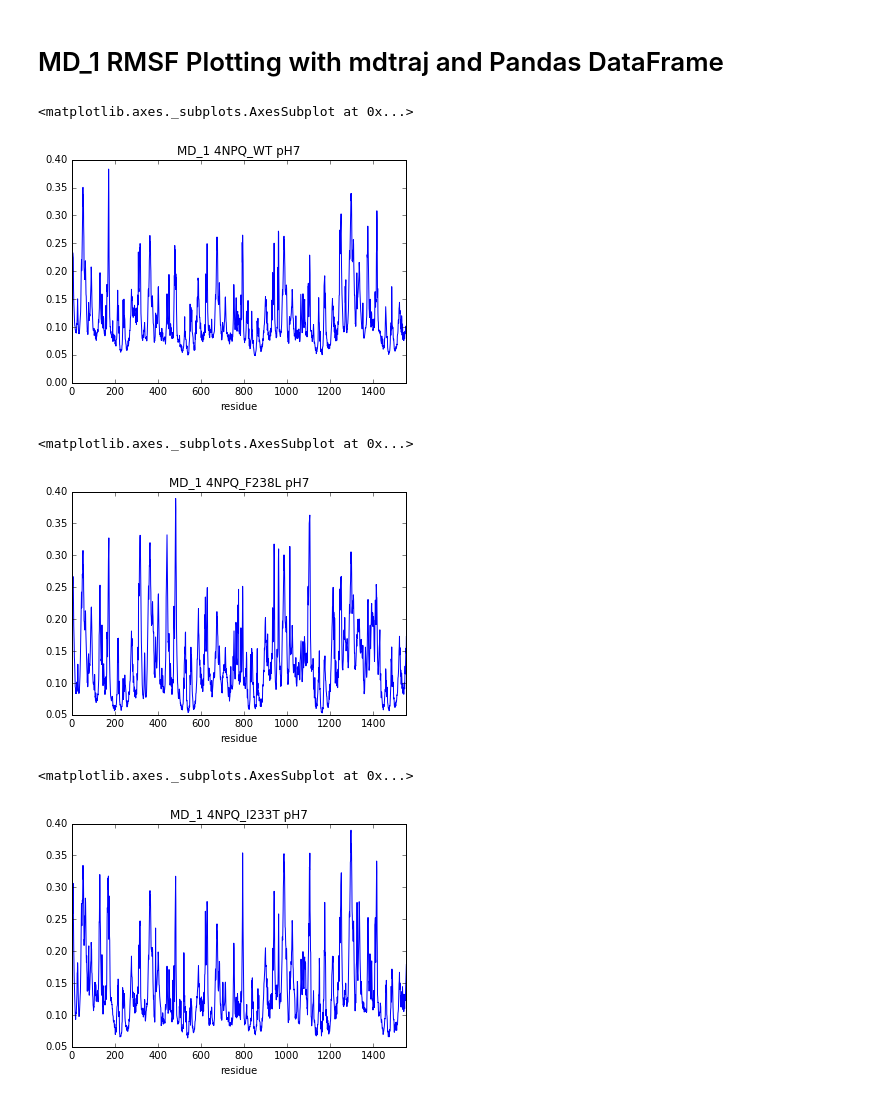
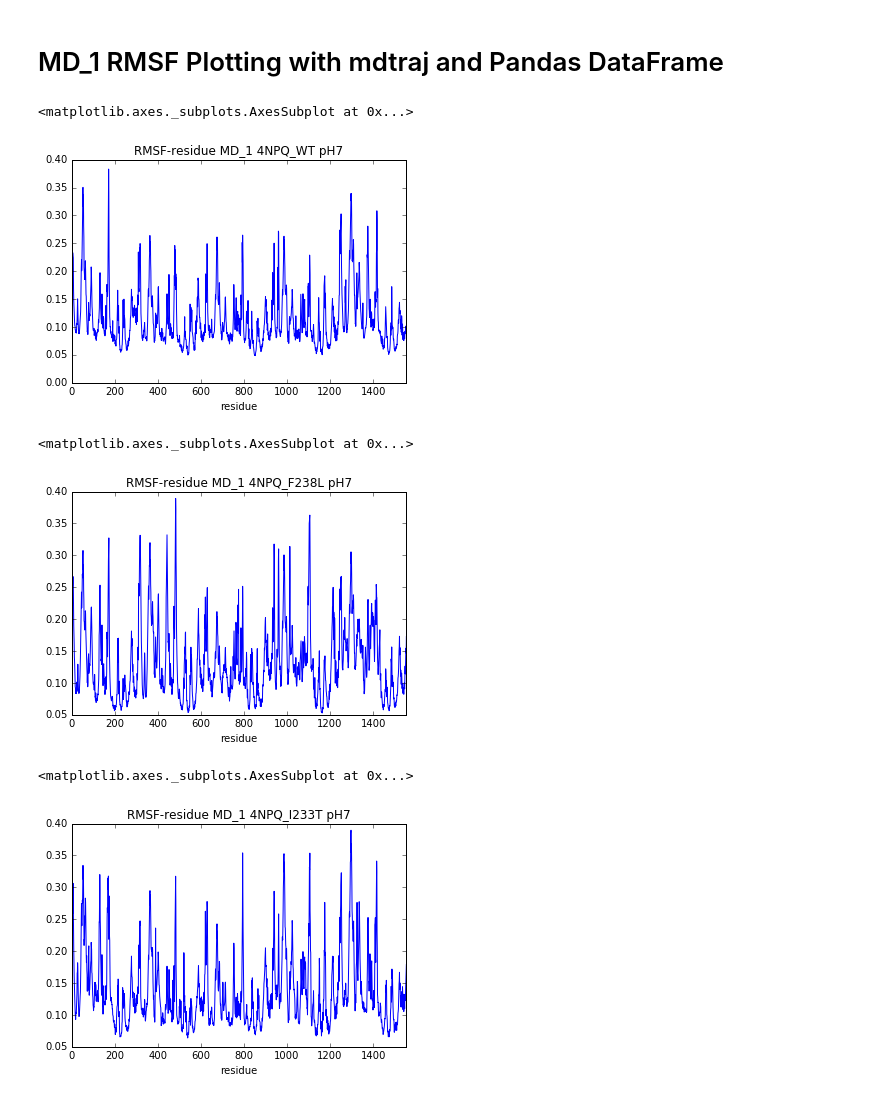
Before and after one commit to chemlove/md_data_analysis, a Jupyter notebook: 4NPQ_PH7_MD_RMSF_mdtraj.ipynb, the cells around one changed output. Saved outputs shown, nothing was run; the diff lists cells and outputs as text; code cells hidden in the pictures.

Commit message:
rmsf_time

```diff
--- a/4NPQ_PH7_MD_RMSF_mdtraj.ipynb
+++ b/4NPQ_PH7_MD_RMSF_mdtraj.ipynb
@@ -16,6 +14,7 @@ location = '/media/scottzhuang/data/MD/4NPQ_PH7_md1/'
 # %%
 def rmsf_dataframe(traj_name, rep):
     if (rep == "1"):
+        location = '/media/scottzhuang/data/MD/4NPQ_PH7_md1/'
         traj_location = location + traj_name + '/4NPQ_' + traj_name + '_md.skip10.ca.xtc'
         top_location = location + traj_name + '/4NPQ_' + traj_name + '_md.ca.gro'
         ref_location = location + traj_name + '/4NPQ_' + traj_name + '_md.ca.gro'
@@ -42,25 +41,25 @@ def rmsf_dataframe(traj_name, rep):
         traj.superpose(ref)
         avg_xyz = np.mean(traj.xyz[:, :, :], axis=0)
         rmsf = np.sqrt(3*np.mean((traj.xyz[:, :, :] - avg_xyz)**2, axis=(0,2)))
-        rmsd_data = pd.DataFrame({'RMSF':rmsf,'residue':list(range(0,traj.n_atoms))})
-        return rmsd_data
+        rmsf_data = pd.DataFrame({'RMSF':rmsf,'residue':list(range(0,traj.n_atoms))})
+        return rmsf_data
 # %%
 rmsf_4NPQ_BA1_md1 = rmsf_dataframe("BA1","1")
-rmsf_4NPQ_BA1_md1.plot(x='residue', y='RMSF',legend=False,title="MD_1 4NPQ_WT pH7")
+rmsf_4NPQ_BA1_md1.plot(x='residue', y='RMSF',legend=False,title="RMSF-residue MD_1 4NPQ_WT pH7")
 # %% [output]
 <matplotlib.axes._subplots.AxesSubplot at 0x...>
-[figure, old version]
+[figure, new version]
 # %%
 rmsf_4NPQ_BA1_F238L_md1 = rmsf_dataframe("BA1_F238L","1")
-rmsf_4NPQ_BA1_F238L_md1.plot(x='residue', y='RMSF',legend=False,title="MD_1 4NPQ_F238L pH7")
+rmsf_4NPQ_BA1_F238L_md1.plot(x='residue', y='RMSF',legend=False,title="RMSF-residue MD_1 4NPQ_F238L pH7")
 # %% [output]
 <matplotlib.axes._subplots.AxesSubplot at 0x...>
-[figure, old version]
+[figure, new version]
 # %%
 rmsf_4NPQ_BA1_I233T_md1 = rmsf_dataframe("BA1_I233T","1")
-rmsf_4NPQ_BA1_I233T_md1.plot(x='residue', y='RMSF',legend=False,title="MD_1 4NPQ_I233T pH7")
+rmsf_4NPQ_BA1_I233T_md1.plot(x='residue', y='RMSF',legend=False,title="RMSF-residue MD_1 4NPQ_I233T pH7")
 # %% [output]
 <matplotlib.axes._subplots.AxesSubplot at 0x...>
-[figure, old version]
+[figure, new version]
 # %%
 rmsf_4NPQ_BA1_F238LI233T_md1 = rmsf_dataframe("BA1_F238LI233T","1")
```
Also changed, not shown: parts of 15 cells of this notebook.
